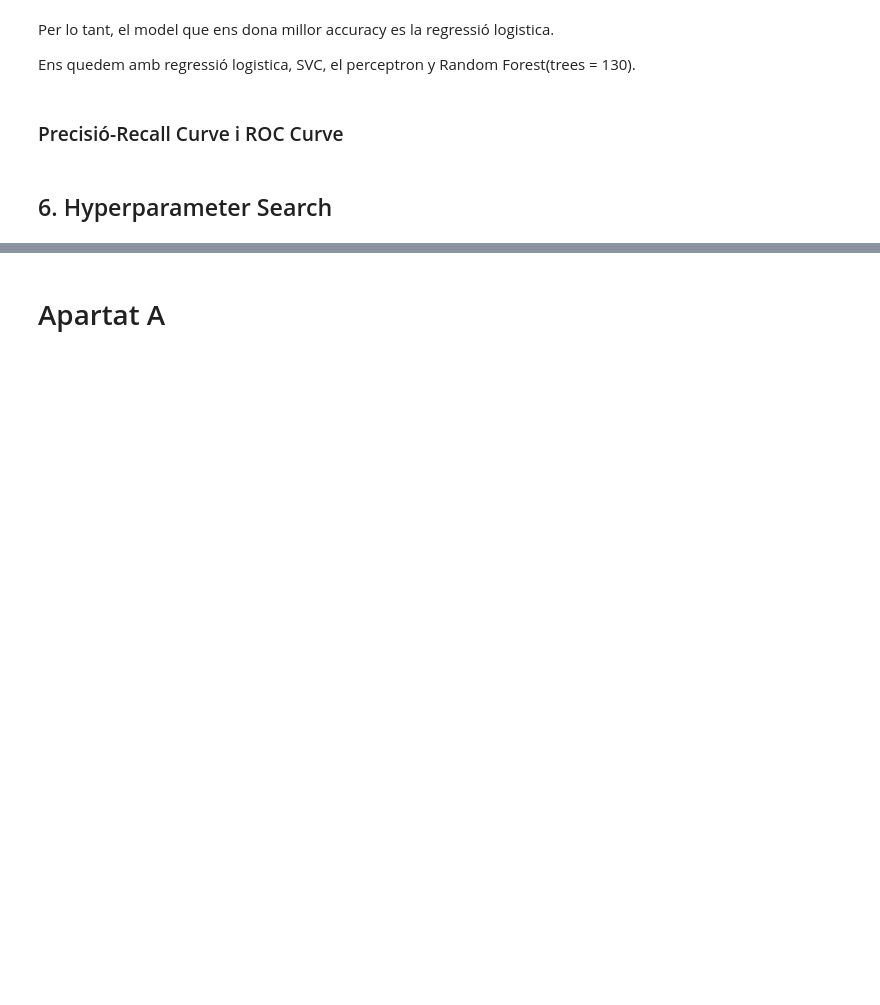
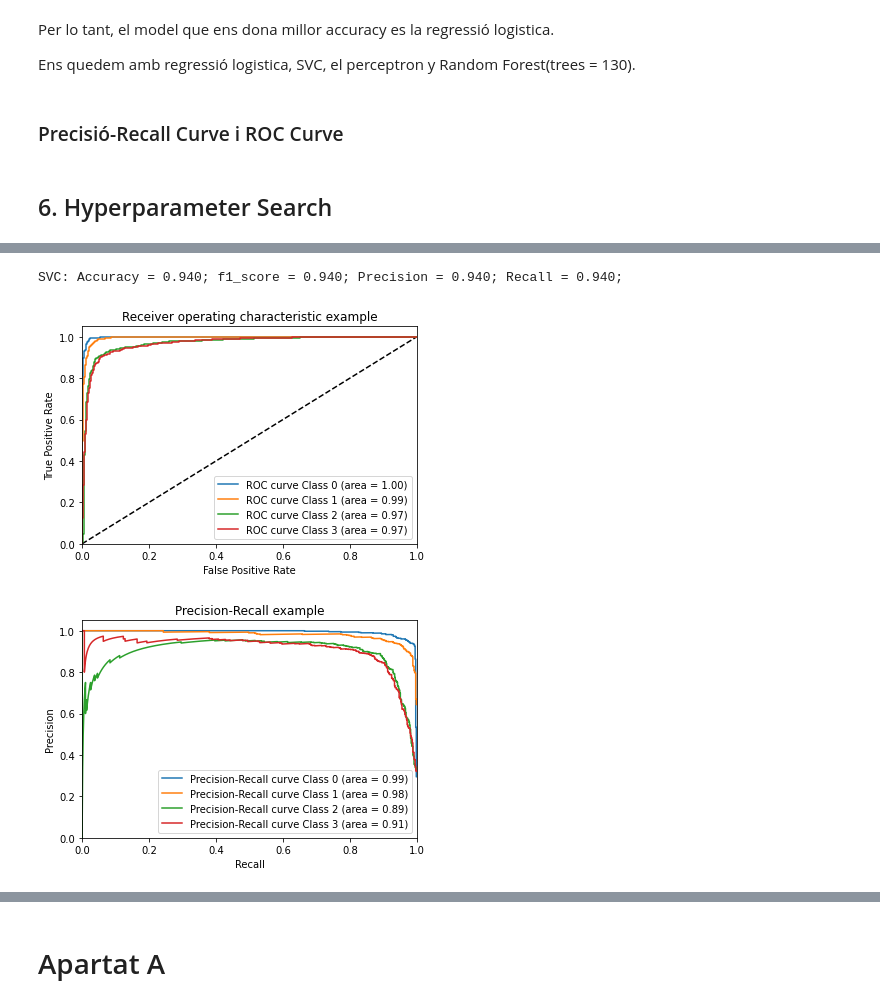
Before and after one commit to 1603295/Practica2_ApC, a Jupyter notebook: Practica2-Classificacio2022GEI/Practica2_apc.ipynb, the cells around one changed output, grey strips where cells are left out. Drawn from its saved outputs; the diff is of its cells as text; code cells hidden in the pictures; blank space fills up the shorter version.

```diff
--- a/Practica2-Classificacio2022GEI/Practica2_apc.ipynb
+++ b/Practica2-Classificacio2022GEI/Practica2_apc.ipynb
@@ -534,0 +656,16 @@ plot_roc_curve(rfcs[130], 4, x_train, y_train, x_test, y_test, use_proba=True)
+# %%
+svc = SVC(kernel='linear', C=0.0030737817853626094, degree=9)
+
+svc.fit(x_train, y_train)
+preds = svc.predict(x_test)
+acc = accuracy_score(y_test, preds)
+f1 = f1_score(y_test, preds, average="micro")
+prec = precision_score(y_test, preds, average="micro")
+rec = recall_score(y_test, preds, average="micro")
+print(f"SVC: Accuracy = {acc:.3f}; f1_score = {f1:.3f}; Precision = {prec:.3f}; Recall = {rec:.3f};")
+print("")
+plot_roc_curve(svc, 4, x_train, y_train, x_test, y_test)
+# %% [output]
+SVC: Accuracy = 0.940; f1_score = 0.940; Precision = 0.940; Recall = 0.940;
+[figure, added]
+[figure, added]
```
Also changed, not shown: parts of 10 cells of this notebook.
